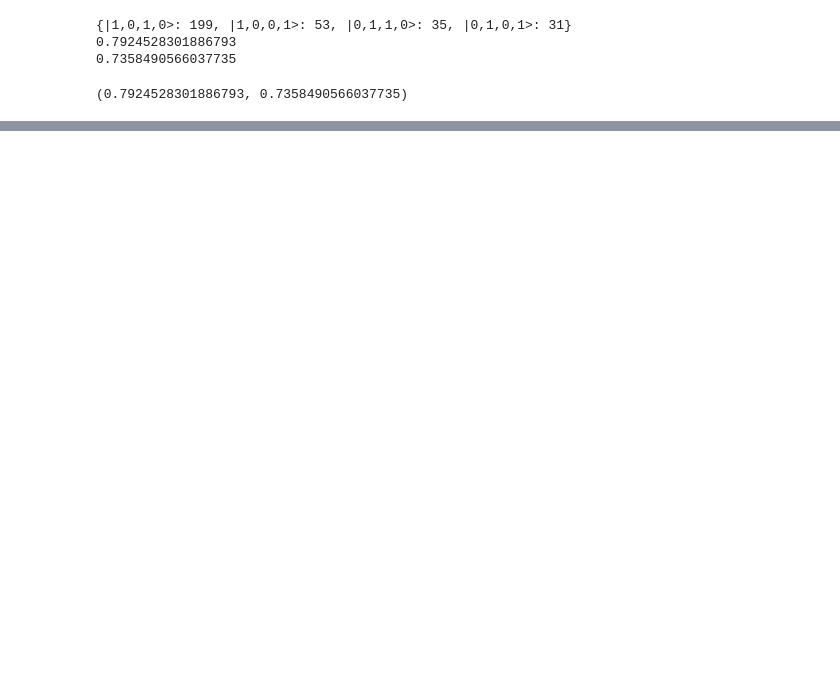
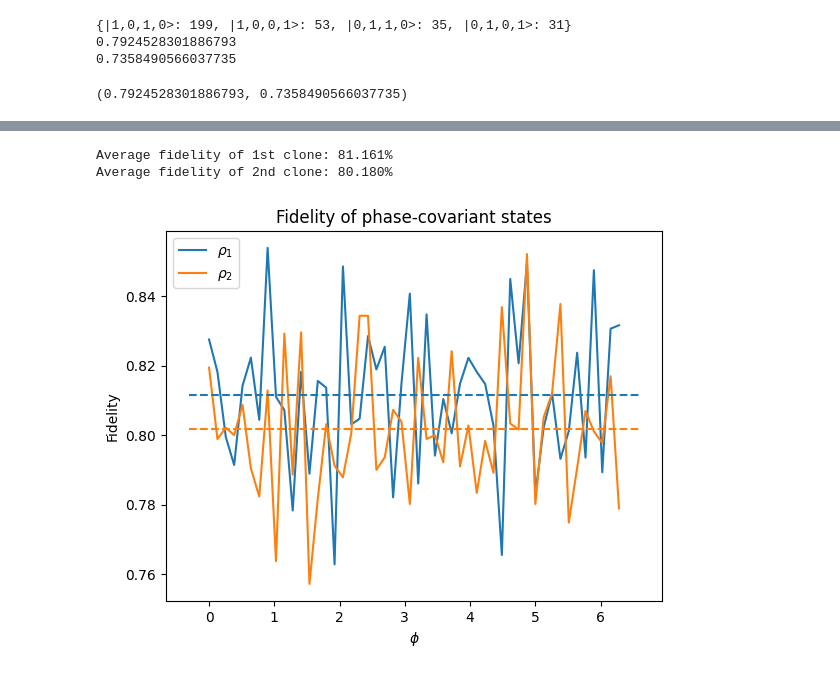
Before and after one commit to gamberoillecito/pushquantum2, a Jupyter notebook: quandela-pushquantum-24/VQC.ipynb, the cells around one changed output, grey strips where cells are left out. Cells and saved outputs as stored; diff of their text form; code cells hidden in the pictures; blank space fills up the shorter version.

```diff
--- a/quandela-pushquantum-24/VQC.ipynb
+++ b/quandela-pushquantum-24/VQC.ipynb
@@ -165,11 +144,3 @@ computeFidelity(res.x)
 0.7924528301886793
 0.7358490566037735
 (0.7924528301886793, 0.7358490566037735)
-# %%
-phi = np.linspace(0, 2*π, 50)
-fid = []
-
-for phi_i in phi:
-    fid.append(computeFidelity(res.x))
-
-plt.plot(phi, fid)
@@ -209,0 +167,25 @@ plt.plot(costs)
+# %%
+phi = np.linspace(0, 2*π, 50)
+fid = []
+
+for phi_i in phi:
+    fid.append(computeFidelity(minConfig))
+
+avgFidelity = [ np.mean([ fid[i][cloneIndex] for i in range(len(fid)) ]) for cloneIndex in range(2)]
+
+print(f'Average fidelity of 1st clone: {100*avgFidelity[0]:.3f}%')
+print(f'Average fidelity of 2nd clone: {100*avgFidelity[1] :.3f}%')
+
+print()
+plt.plot(phi, fid)
+plt.hlines(avgFidelity, *plt.xlim(), colors=["#1f77b4", "#ff7f0e"], linestyles='--')
+plt.xlabel('$\phi$')
+plt.ylabel('Fidelity')
+
+plt.title('Fidelity of phase-covariant states')
+plt.legend([r'$\rho_1$', r'$\rho_2$'])
+plt.show()
+# %% [output]
+Average fidelity of 1st clone: 81.161%
+Average fidelity of 2nd clone: 80.180%
+[figure, added]
```
Also changed, not shown: parts of 6 cells of this notebook, 1 other file.
